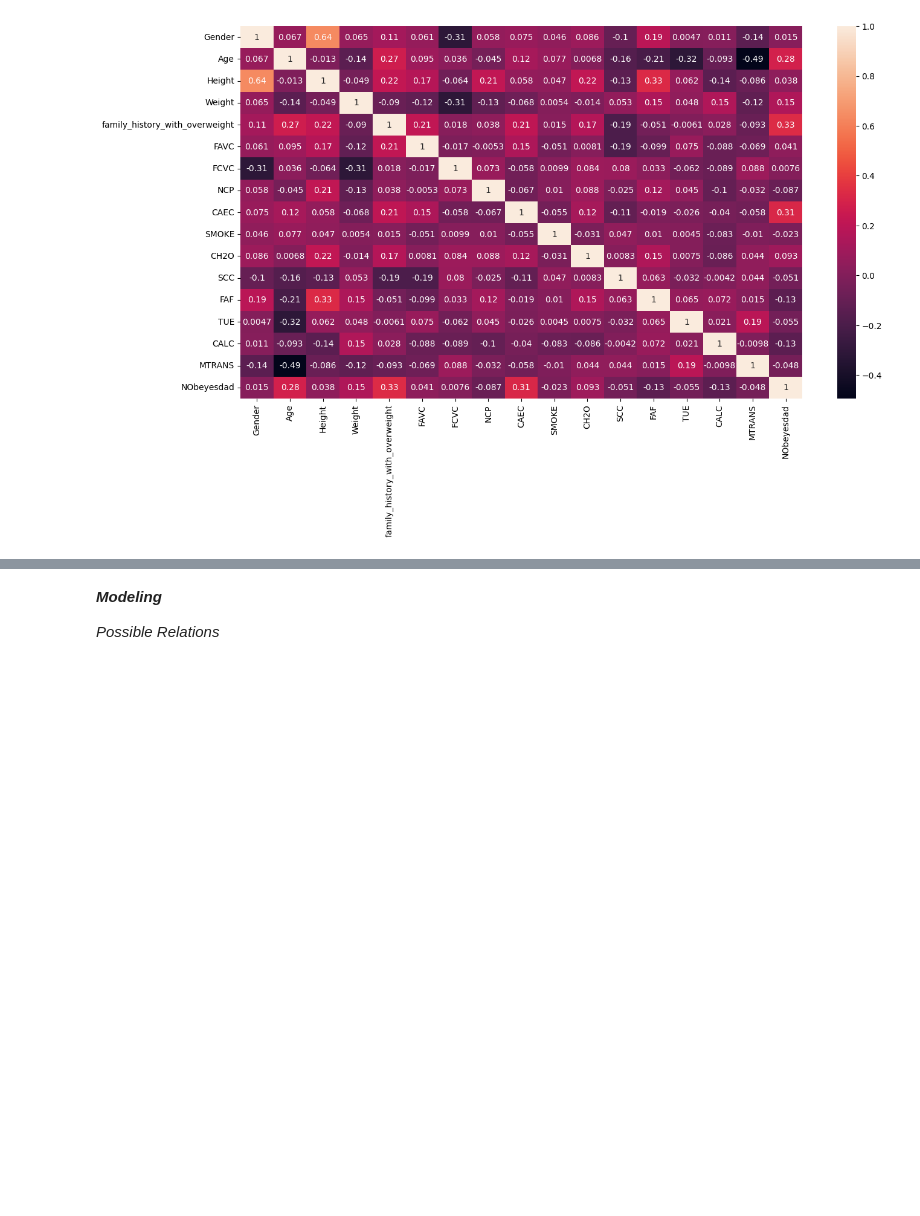
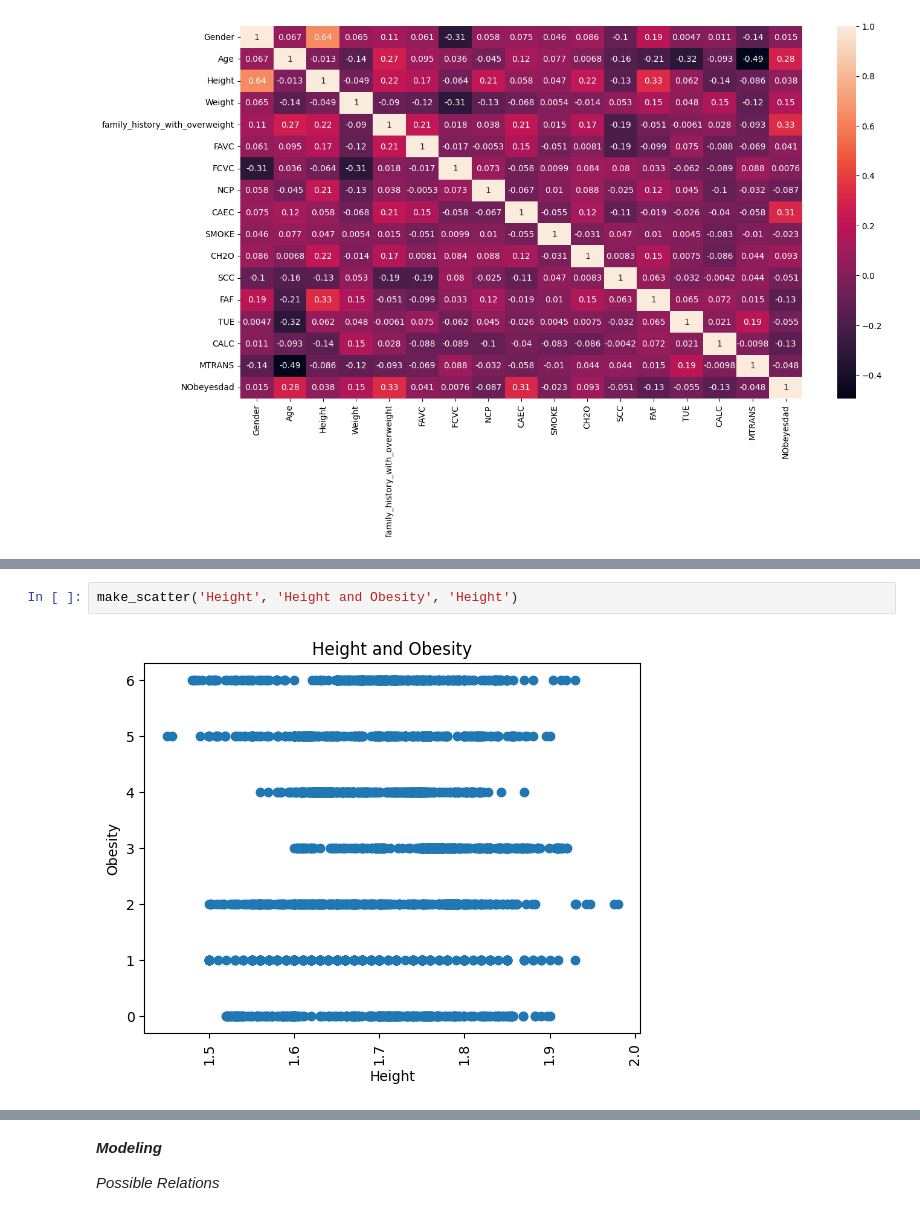
Before and after one commit to joliebao/TCS-Data-Science-Obesity, a Jupyter notebook: TCS_DataScience_Obesity.ipynb, the cells around one changed output, grey strips where cells are left out. Cells and saved outputs as stored; diff of their text form; blank space fills up the shorter version.

```diff
--- a/TCS_DataScience_Obesity.ipynb
+++ b/TCS_DataScience_Obesity.ipynb
@@ -297,0 +337,4 @@ plt.show()
+# %%
+make_scatter('Height', 'Height and Obesity', 'Height')
+# %% [output]
+[figure, added]
```
Also changed, not shown: parts of 16 cells of this notebook.
